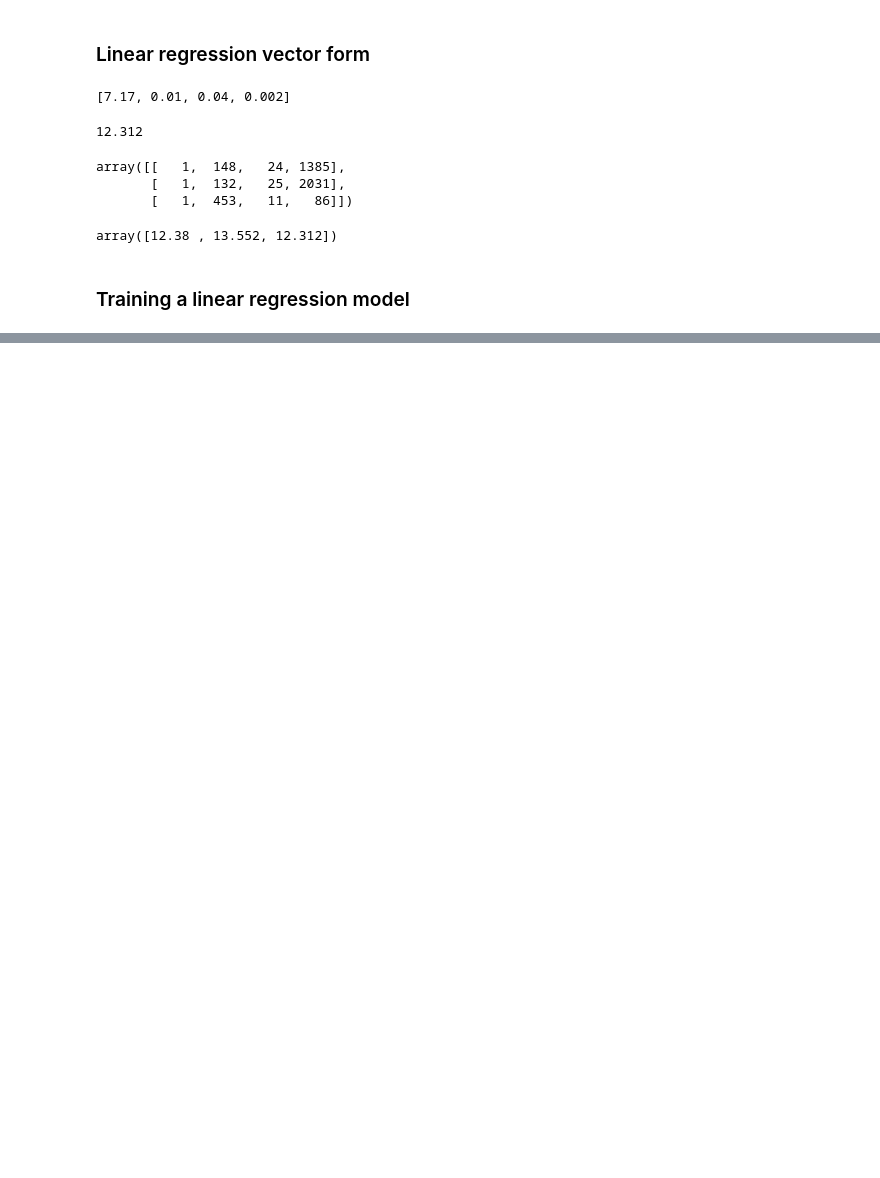
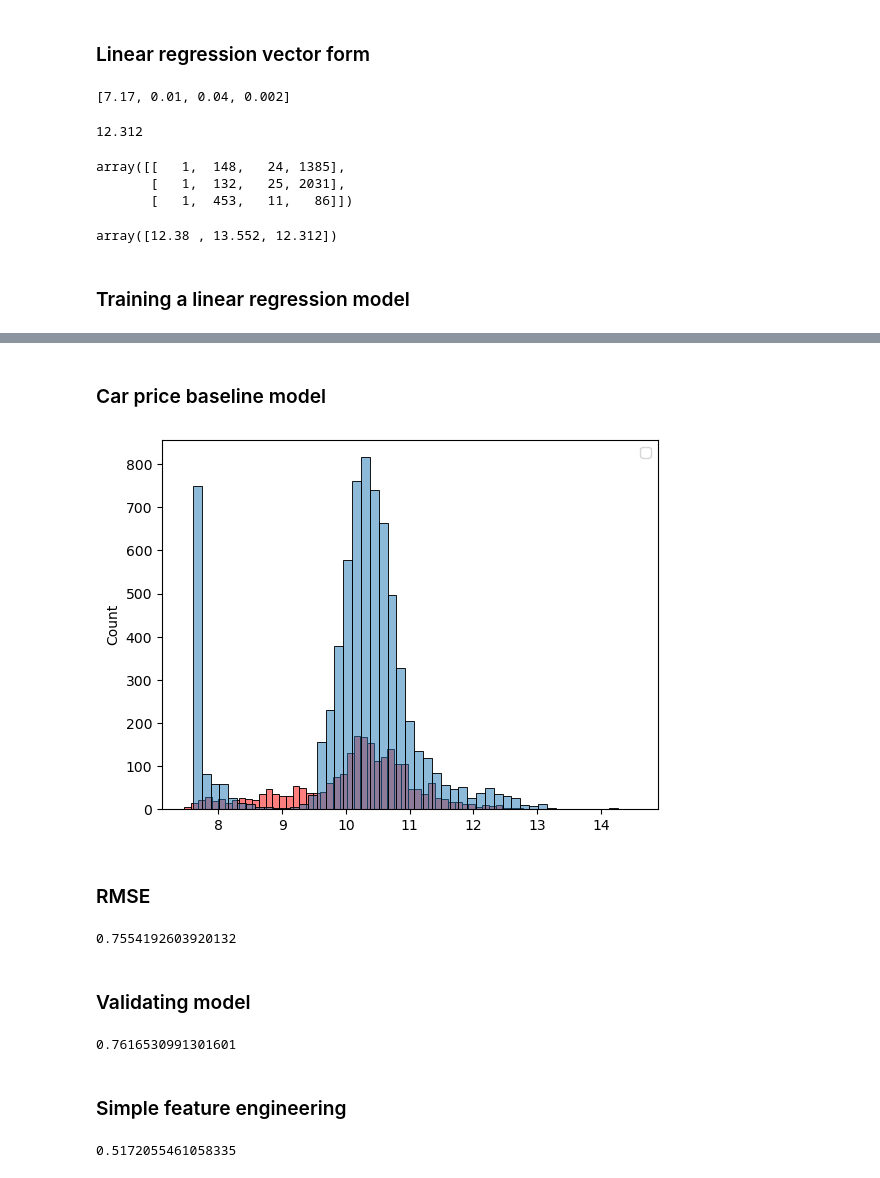
Before and after one commit to Tobai24/Machine-learning-zoomcamp, a Jupyter notebook: 02-regression/material/notebook.ipynb, the cells around one changed output, grey strips where cells are left out. Saved outputs shown, nothing was run; the diff lists cells and outputs as text; code cells hidden in the pictures; blank space fills up the shorter version.

```diff
--- a/02-regression/material/notebook.ipynb
+++ b/02-regression/material/notebook.ipynb
@@ -246,3 +246,11 @@ new_lin(X)
 array([12.38 , 13.552, 12.312])
 # %% [markdown]
 ### Training a linear regression model
+# %%
+def train_linear_regression(X, y):
+    one = np.ones(X.shape[0])
+    X = np.column_stack([one, X])
+    XTX = X.T.dot(X)
+    XTX_inv = np.linalg.inv(XTX)
+    w_full = XTX_inv.dot(X.T).dot(y)
+    return w_full[0], w_full[1:]
@@ -248,0 +294,19 @@ array([12.38 , 13.552, 12.312])
+# %% [markdown]
+### Car price baseline model
+# %%
+base = ['engine_hp', 'engine_cylinders', 'highway_mpg',
+        'city_mpg', 'popularity']
+
+X_train = df_train[base].fillna(0).values
+
+w0, w = train_linear_regression(X_train, y_train)
+
+y_pred = w0 + X_train.dot(w)
+# %%
+sns.histplot(y_pred, bins=50, alpha=0.5, color='red')
+sns.histplot(y_train, bins=50, alpha=0.5)
+plt.legend();
+# %% [output]
+[figure, added]
+# %% [markdown]
+### RMSE
@@ -248,0 +320,6 @@ array([12.38 , 13.552, 12.312])
+# %%
+rmse(y_train, y_pred)
+# %% [output]
+0.7554192603920132
+# %% [markdown]
+### Validating model
@@ -248,0 +332,11 @@ array([12.38 , 13.552, 12.312])
+# %%
+X_train = prepare_X(df_train)
+w0, w = train_linear_regression(X_train, y_train)
+
+X_val = prepare_X(df_val)
+y_pred = w0 + X_val.dot(w)
+rmse(y_val, y_pred)
+# %% [output]
+0.7616530991301601
+# %% [markdown]
+### Simple feature engineering
@@ -248,0 +353,9 @@ array([12.38 , 13.552, 12.312])
+# %%
+X_train = prepare_X(df_train)
+w0, w = train_linear_regression(X_train, y_train)
+
+X_val = prepare_X(df_val)
+y_pred = w0 + X_val.dot(w)
+rmse(y_val, y_pred)
+# %% [output]
+0.5172055461058335
```
Also changed, not shown: parts of 36 cells of this notebook, 1 other file.
